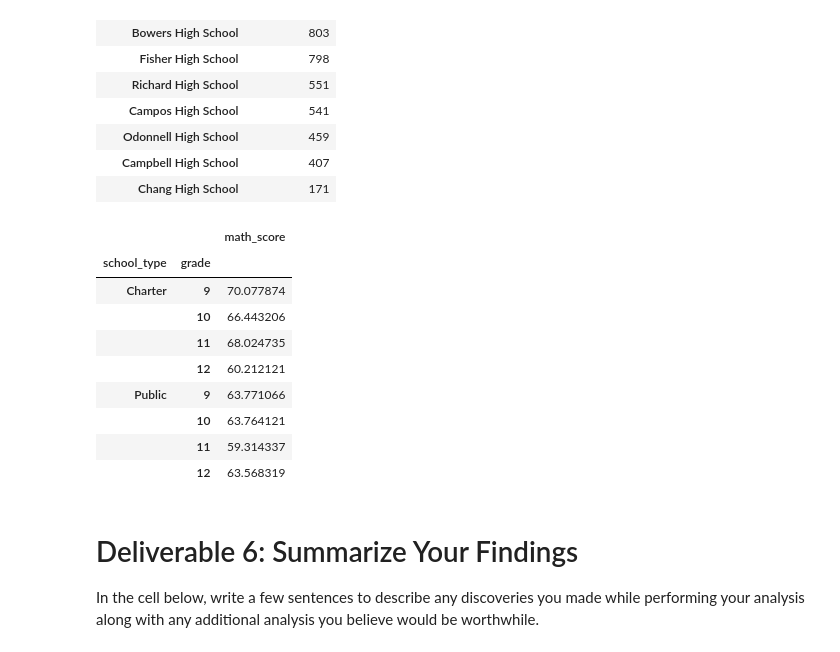
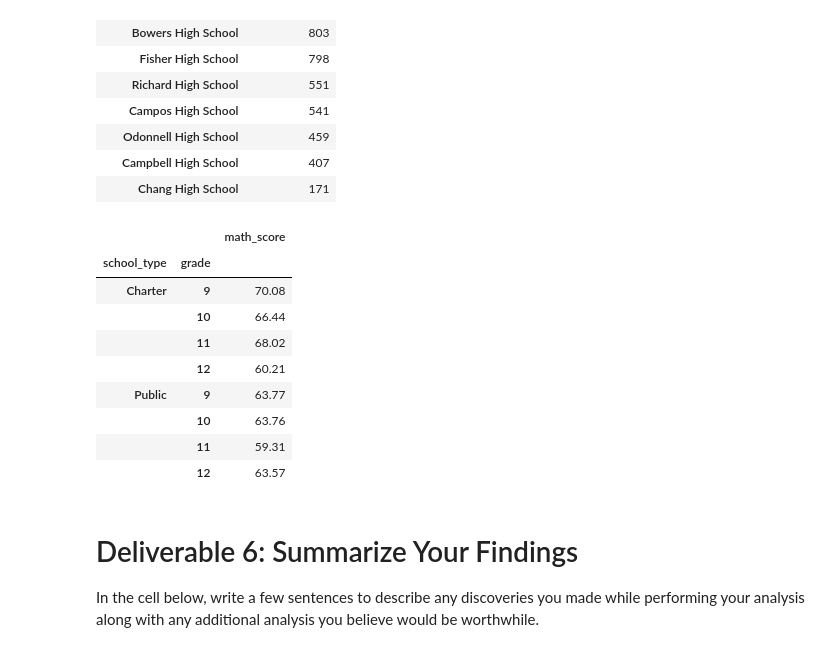
Before and after one commit to Josiebeepboop/School_District_Analysis, a Jupyter notebook: Student_Data_Challenge_Starter_Code.ipynb, the cells around one changed output. Saved outputs shown, nothing was run; the diff lists cells and outputs as text; code cells hidden in the pictures.

Commit message:
updated decimals

```diff
--- a/Student_Data_Challenge_Starter_Code.ipynb
+++ b/Student_Data_Challenge_Starter_Code.ipynb
@@ -333,19 +333,19 @@ student_count_by_school_df.loc[:,['Student Count']].sort_values('Student Count',
 # %%
 # Find the average math score by grade for each school type
 # using `groupby` and `mean` functions
 avg_mathscore = student_df.groupby(["school_type",'grade']).mean()
-avg_mathscore.loc[:,['math_score']]
+avg_mathscore.loc[:,['math_score']].round(decimals=2)
 # %% [output]
 |  |  | math_score |
 | school_type | grade |  |
-| Charter | 9 | 70.077874 |
-|  | 10 | 66.443206 |
-|  | 11 | 68.024735 |
-|  | 12 | 60.212121 |
-| Public | 9 | 63.771066 |
-|  | 10 | 63.764121 |
-|  | 11 | 59.314337 |
-|  | 12 | 63.568319 |
+| Charter | 9 | 70.08 |
+|  | 10 | 66.44 |
+|  | 11 | 68.02 |
+|  | 12 | 60.21 |
+| Public | 9 | 63.77 |
+|  | 10 | 63.76 |
+|  | 11 | 59.31 |
+|  | 12 | 63.57 |
 # %% [markdown]
 # Deliverable 6: Summarize Your Findings
 In the cell below, write a few sentences to describe any discoveries you made while performing your analysis along with any additional analysis you believe would be worthwhile.
```
